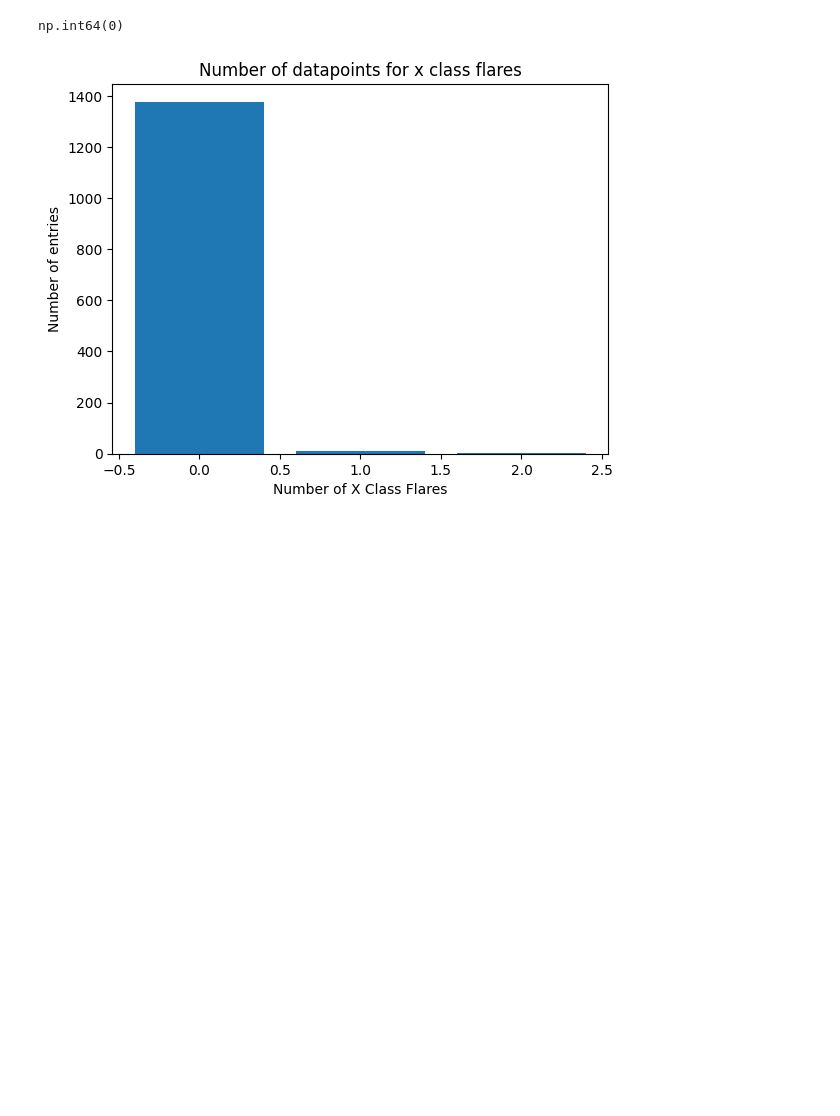
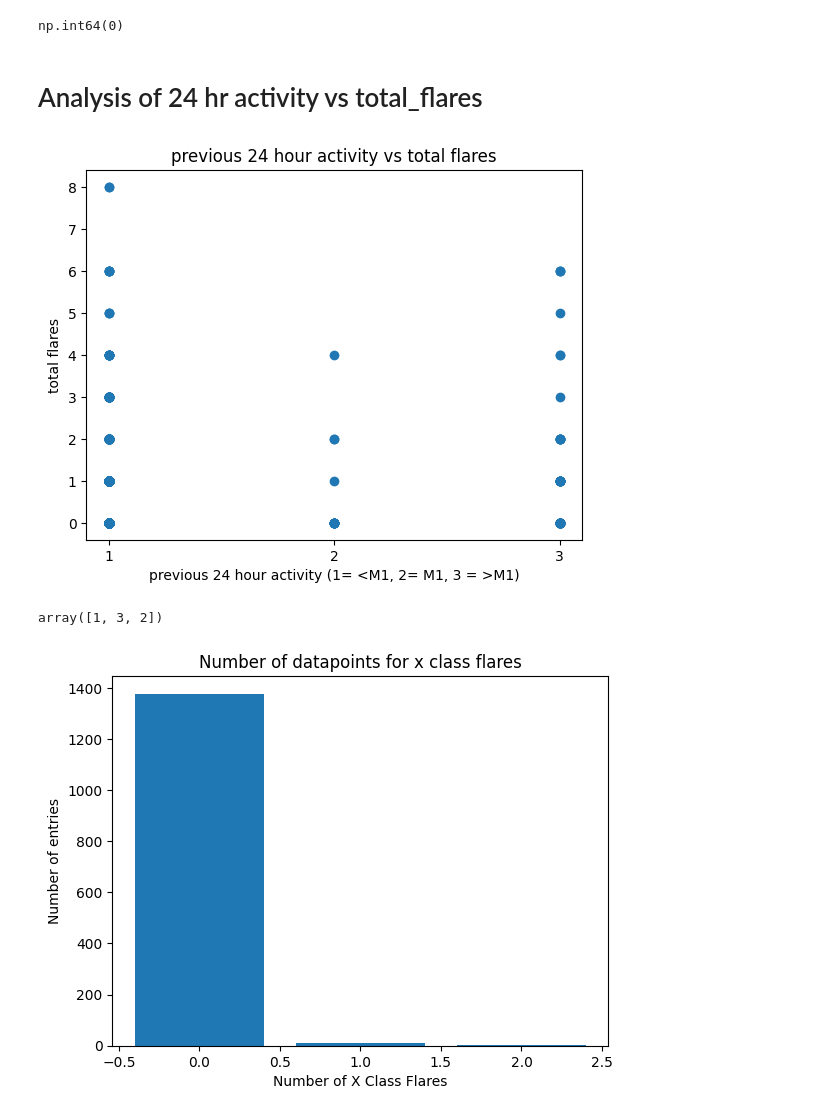
Before and after one commit to nollamae7-spec/DSRSP-Solar-Flares, a Jupyter notebook: storage_document_Solar_Flares.ipynb, the cells around one changed output. Cells and saved outputs as stored; diff of their text form; code cells hidden in the pictures; blank space fills up the shorter version.

```diff
--- a/storage_document_Solar_Flares.ipynb
+++ b/storage_document_Solar_Flares.ipynb
@@ -309,3 +309,21 @@ array(['O', 'I', 'X', 'C'], dtype=object)
 (((df['zurich_class']== 'B') & (df['largest_spot_size']== 'R') & (df['spot_distribution']== 'C'))== True).sum()
 # %% [output]
 np.int64(0)
+# %% [markdown]
+# Analysis of 24 hr activity vs total_flares
+# %%
+plt.scatter(df["prev_24hr_flare_activity"], df["total_flares"])
+plt.title("previous 24 hour activity vs total flares")
+plt.ylabel("total flares")
+plt.xlabel("previous 24 hour activity (1= <M1, 2= M1, 3 = >M1)")
+plt.xticks([1,2,3])
+
+
+
+plt.show()
+# %% [output]
+[figure, added]
+# %%
+df["prev_24hr_flare_activity"].unique()
+# %% [output]
+array([1, 3, 2])
```
Also changed, not shown: parts of 46 cells of this notebook.
